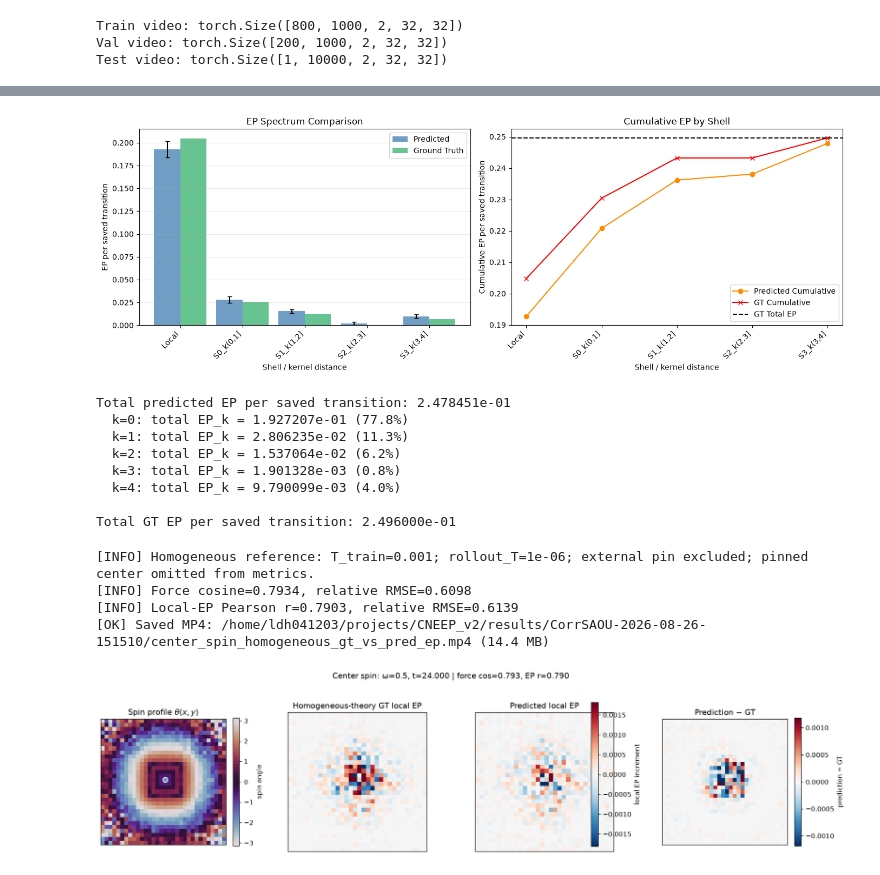
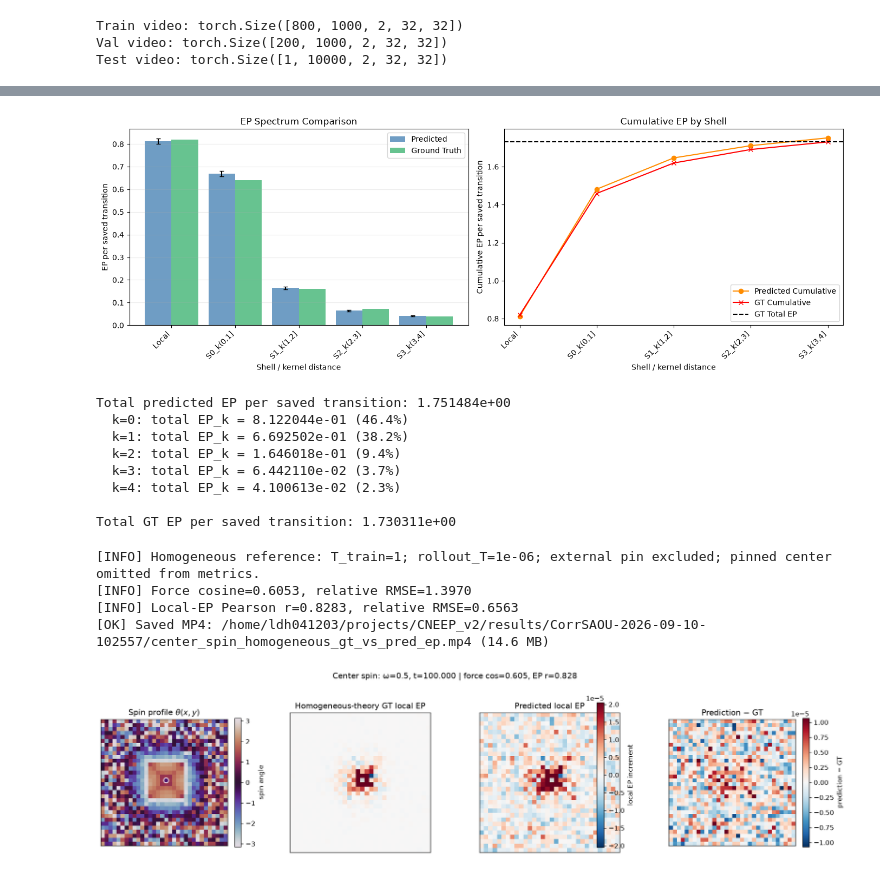
Before and after one commit to 2DHvN/CNEEP_v2, a Jupyter notebook: notebooks/Corr_SAOU.ipynb, the cells around one changed output, grey strips where cells are left out. Saved outputs shown, nothing was run; the diff lists cells and outputs as text; code cells hidden in the pictures.

```diff
--- a/notebooks/Corr_SAOU.ipynb
+++ b/notebooks/Corr_SAOU.ipynb
@@ -30,12 +30,12 @@ opt.lam = 0.0
 opt.periodic = True
 opt.positional = False
 opt.n_components = 2
-opt.n_iter = 10000
-opt.train_batch_size = 2048
-opt.test_batch_size = 2048
+opt.n_iter = 3000
+opt.train_batch_size = 512
+opt.test_batch_size = 512
 opt.video_batch_size = 256
 opt.lr = 1e-3
-opt.wd = 1e-5
+opt.wd = 1e-4
 opt.input_scalar = 1
 opt.loss_scalar = 1
 opt.scalar = 1
@@ -57,8 +57,8 @@ opt.shell_force_activation = 'elu'  # 'elu', 'relu', 'tanh', or 'identity'
 opt.record_freq = 100
 opt.seed = 3
 opt.n_layer = 2
-opt.n_channel = 8
-opt.n_hidden = 2
+opt.n_channel = 64
+opt.n_hidden = 3
 opt.input_shape = (32, 32)
 opt.M = 1000
 opt.M_test = 1
@@ -66,17 +66,25 @@ opt.L = 1000
 opt.L_test = 10000
 opt.seq_len = 2
 opt.val_ratio = 0.2
-opt.time_step = 0.001
+opt.time_step = 1e-4
+
+A = 0.5
+a_1 = A / (1 ** 0.5)
+a_2 = A / (2 ** 0.5)
+a_3 = A / (3 ** 0.5)
+a_4 = A / (4 ** 0.5)
+d_w = 0.2
+w_0 = a_1 + a_2 + a_3 + a_4 + d_w
 
 # SAOU Parameters
 saou_kwargs = dict(
     L=32,
     radii=tuple(range(1, opt.max_distance + 1)),
-    amplitudes=(1, 1, 0, 1),
+    amplitudes=(a_1, a_2, a_3, a_4),
     gamma=1,
-    omega0=2,
-    T=1e-3,
-    dt=1e-4,
+    omega0=w_0,
+    T=1,
+    dt=1e-2,
     sample_every=1,
 
 )
@@ -601,15 +609,15 @@ for k in range(opt.max_distance + 1):
     print(f'  k={k}: total EP_k = {mean_J[k]:.6e} ({100 * mean_J[k] / mean_J.sum():.1f}%)')
 print(f'\nTotal GT EP per saved transition: {gt_components.sum():.6e}')
 # %% [output]
-[figure, old version]
+[figure, new version]
-Total predicted EP per saved transition: 2.478451e-01
-  k=0: total EP_k = 1.927207e-01 (77.8%)
-  k=1: total EP_k = 2.806235e-02 (11.3%)
-  k=2: total EP_k = 1.537064e-02 (6.2%)
-  k=3: total EP_k = 1.901328e-03 (0.8%)
-  k=4: total EP_k = 9.790099e-03 (4.0%)
+Total predicted EP per saved transition: 1.751484e+00
+  k=0: total EP_k = 8.122044e-01 (46.4%)
+  k=1: total EP_k = 6.692502e-01 (38.2%)
+  k=2: total EP_k = 1.646018e-01 (9.4%)
+  k=3: total EP_k = 6.442110e-02 (3.7%)
+  k=4: total EP_k = 4.100613e-02 (2.3%)
 
-Total GT EP per saved transition: 2.496000e-01
+Total GT EP per saved transition: 1.730311e+00
 # %%
 from pathlib import Path
 import os
@@ -626,12 +634,13 @@ if RUN_CENTER_SPIN_EP:
     # Parameters
     L = int(saou_kwargs['L'])
     cy = cx = L // 2
-    rollout_T, amplitude, pin, omega = 1e-6, 2.5, 40.0, 0.5
+    rollout_T, amplitude, pin, omega = 1e-6, 3, 40.0, 0.5
     theory_T = float(saou_kwargs['T'])  # homogeneous training reference
     dt = float(saou_kwargs['dt'])
     sample_every = int(saou_kwargs['sample_every'])
     dt_frame = dt * sample_every
-    burn_steps, n_transitions = 100_000, 240_000
+    # burn_steps, n_transitions = 100_000, 240_000
+    burn_steps, n_transitions = 10_000, 10_000
     seed, fps, max_movie_frames = opt.seed + 10_000, 5, 240
 
     # SAOU operators
@@ -911,35 +920,35 @@ if RUN_CENTER_SPIN_EP:
         for key, value in old_env.items():
             if value is None:
                 os.environ.pop(key, None)
             else:
                 os.environ[key] = value
 
     old_env = clean_ffmpeg_env()
     try:
         if not mpl_animation.writers.is_available('ffmpeg'):
             raise RuntimeError(
                 'ffmpeg is required to create the requested MP4 but is unavailable.'
             )
         anim.save(
             str(mp4_path),
             writer=mpl_animation.FFMpegWriter(
                 fps=fps, bitrate=2400, extra_args=['-pix_fmt', 'yuv420p']
             ),
             dpi=120,
         )
     finally:
         restore_env(old_env)
 
     if not mp4_path.is_file() or mp4_path.stat().st_size == 0:
         raise RuntimeError(f'MP4 writer returned without creating a valid file: {mp4_path}')
     print(f'[OK] Saved MP4: {mp4_path} ({mp4_path.stat().st_size / 1e6:.1f} MB)')
 
     plt.show()
 else:
     print('Center-spin OOD EP evaluation skipped.')
 # %% [output]
-[INFO] Homogeneous reference: T_train=0.001; rollout_T=1e-06; external pin excluded; pinned center omitted from metrics.
-[INFO] Force cosine=0.7934, relative RMSE=0.6098
-[INFO] Local-EP Pearson r=0.7903, relative RMSE=0.6139
-[OK] Saved MP4: /home/ldh041203/projects/CNEEP_v2/results/CorrSAOU-2026-08-26-151510/center_spin_homogeneous_gt_vs_pred_ep.mp4 (14.4 MB)
+[INFO] Homogeneous reference: T_train=1; rollout_T=1e-06; external pin excluded; pinned center omitted from metrics.
+[INFO] Force cosine=0.6053, relative RMSE=1.3970
+[INFO] Local-EP Pearson r=0.8283, relative RMSE=0.6563
+[OK] Saved MP4: /home/ldh041203/projects/CNEEP_v2/results/CorrSAOU-2026-09-10-102557/center_spin_homogeneous_gt_vs_pred_ep.mp4 (14.6 MB)
-[figure, old version]
+[figure, new version]
```
Also changed, not shown: parts of 12 cells of this notebook, 9 other files.
